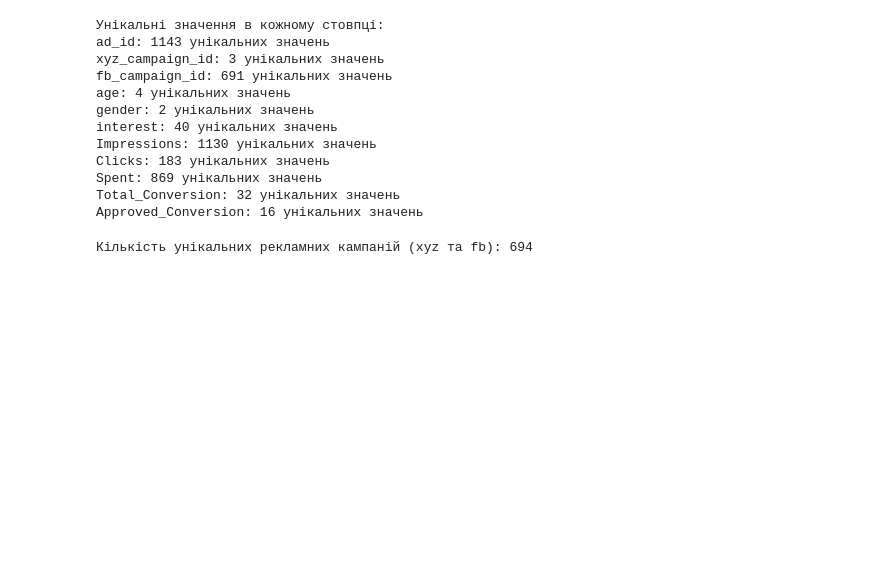
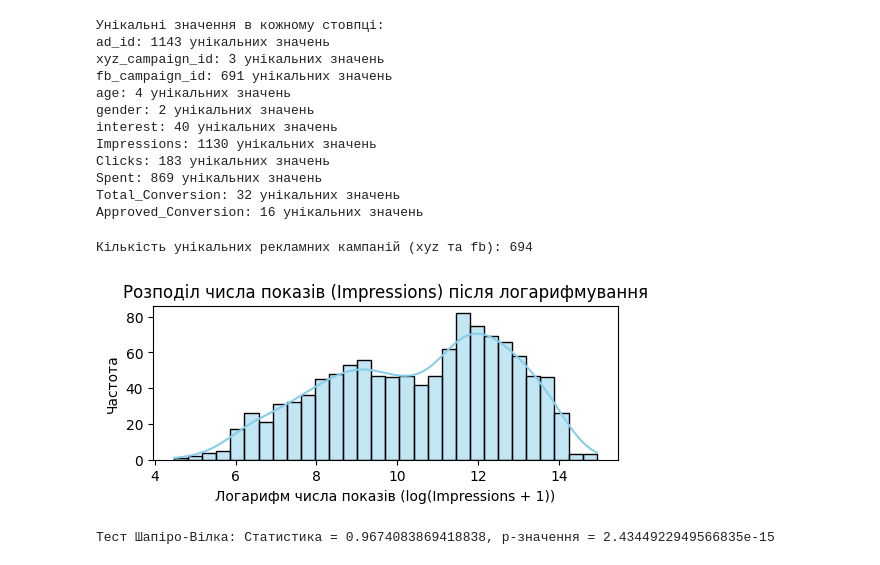
Before and after one commit to vpj3300/AppliedA, a Jupyter notebook: AA_2_lab.ipynb, the cells around one changed output. Cells and saved outputs as stored; diff of their text form; code cells hidden in the pictures; blank space fills up the shorter version.

```diff
--- a/AA_2_lab.ipynb
+++ b/AA_2_lab.ipynb
@@ -71,0 +77,18 @@ print("\nКількість унікальних рекламних кампан
+# %%
+data['log_Impressions'] = np.log1p(data['Impressions'])
+# %%
+# Побудова графіка розподілу
+plt.figure(figsize=(6, 2))
+sns.histplot(data['log_Impressions'], kde=True, bins=30, color='skyblue')
+plt.title('Розподіл числа показів (Impressions) після логарифмування')
+plt.xlabel('Логарифм числа показів (log(Impressions + 1))')
+plt.ylabel('Частота')
+plt.show()
+# %% [output]
+[figure, added]
+# %%
+# Перевірка на нормальність (тест Шапіро-Вілка)
+stat, p_value = stats.shapiro(data['log_Impressions'].dropna())
+print(f"Тест Шапіро-Вілка: Статистика = {stat}, p-значення = {p_value}")
+# %% [output]
+Тест Шапіро-Вілка: Статистика = 0.9674083869418838, p-значення = 2.4344922949566835e-15
```
Also changed, not shown: parts of 1 cell of this notebook.
